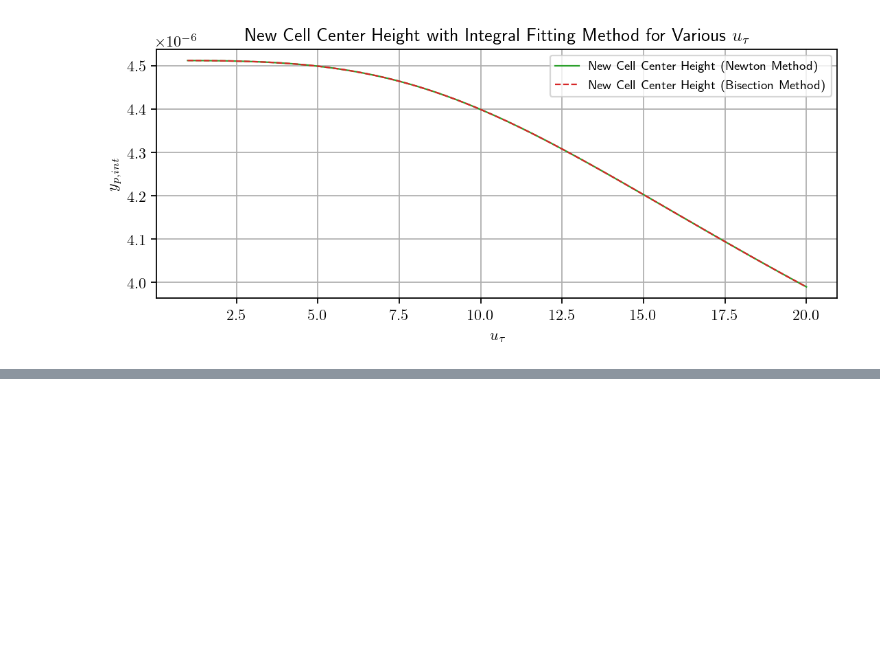
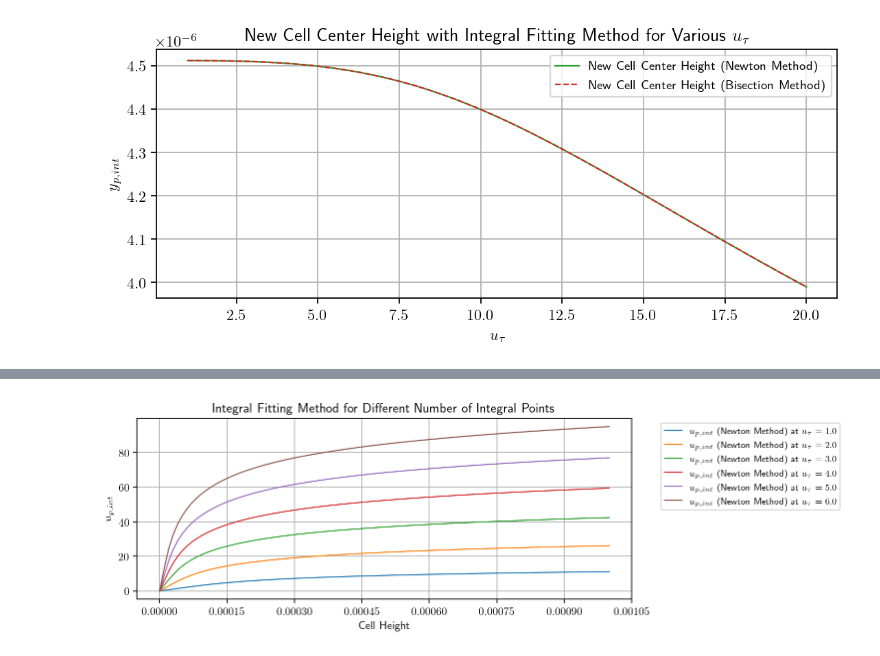
Before and after one commit to AndreWeiner/wall_modeling, a Jupyter notebook: notebooks/IntegralFittingMethod.ipynb, the cells around one changed output, grey strips where cells are left out. Saved outputs shown, nothing was run; the diff lists cells and outputs as text; code cells hidden in the pictures; blank space fills up the shorter version.

```diff
--- a/notebooks/IntegralFittingMethod.ipynb
+++ b/notebooks/IntegralFittingMethod.ipynb
@@ -243,0 +356,24 @@ ax4.legend(fontsize = 8)
+# %%
+# Number of integral points
+num_points_bi = 10
+
+# Sum of trapezoidal parts with vector initialization
+trap_sum_list_bi = np.zeros(len(u_tau_list)*len(yf_list),)
+trap_sum_list_bi = trap_sum_list_bi.reshape(len(u_tau_list), len(yf_list))
+
+# u and y for integral method with vector initialization
+u_p_int_list_bi = np.zeros(len(u_tau_list)*len(yf_list),)
+u_p_int_list_bi = u_p_int_list_bi.reshape(len(u_tau_list), len(yf_list))
+
+# Initial interval
+a = 0
+b = 1000
+
+for k in range(len(yf_list)):
+    # Divide the cell height into the number of points
+    y_list = np.linspace(0.0, yf_list[k], num_points_bi+1)
+    for j in range(len(u_tau_list)):
+        for i in range(num_points_bi):
+            trap_sum_list_bi[j][k] += velBisection(E, kappa, u_tau_list[j], y_list[i], nu, a, b) + velBisection(E, kappa, u_tau_list[j], y_list[i+1], nu, a, b)
+        # u_p_int is the new cell center velocity by integral method.
+        u_p_int_list_bi[j][k] = 1/2*(1/num_points_bi)*trap_sum_list_bi[j][k]
@@ -243,0 +384,15 @@ ax4.legend(fontsize = 8)
+# %%
+style4 = ["-", "--"]
+lw4 = 1.0
+# New mean velocity plot
+fig5, ax5 = plt.subplots(1, 1, figsize=(8, 3))
+plt.grid()
+ax5.set_xlabel("Cell Height")
+ax5.set_ylabel(r'$u_{p,int}$')
+ax5.xaxis.set_major_locator(MaxNLocator(integer=True))
+plt.title(r"Integral Fitting Method for Different Number of Integral Points")
+for j in range(len(u_tau_list)):
+    ax5.plot(yf_list, u_p_int_list[:][j], label = r'$u_{p,int}$ ' + r'(Newton Method) at $u_\tau = {:.1f}$'.format(u_tau_list[j]), ls = style4[0], c = "C{:d}".format(j), lw = lw4)
+    ax5.legend(fontsize = 8, bbox_to_anchor=(1.05, 1))
+# %% [output]
+[figure, added]
```
Also changed, not shown: parts of 30 cells of this notebook.
